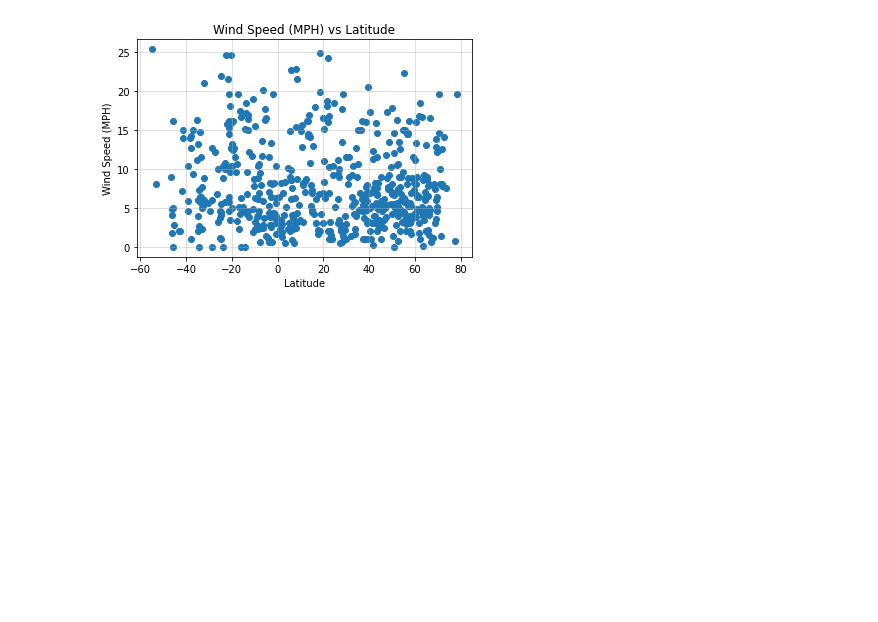
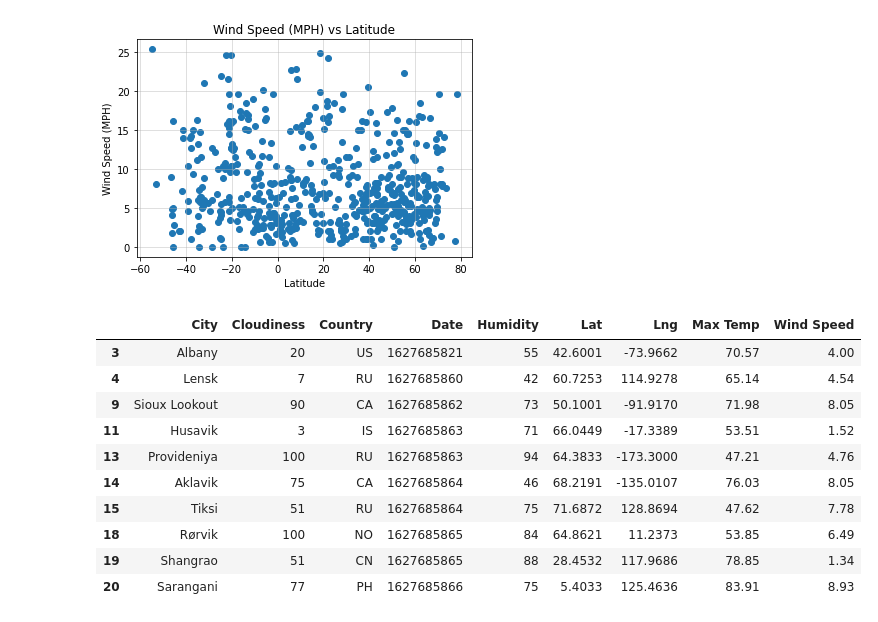
Before and after one commit to Brack1345/python-api-challenge, a Jupyter notebook: WeatherPy/WeatherPy.ipynb, the cells around one changed output. Drawn from its saved outputs; the diff is of its cells as text; code cells hidden in the pictures; blank space fills up the shorter version.

```diff
--- a/WeatherPy/WeatherPy.ipynb
+++ b/WeatherPy/WeatherPy.ipynb
@@ -211,3 +208,20 @@ print("Analysis: The majority of the cities pulled seem to be under 10mph averag
 # %% [output]
 Analysis: The majority of the cities pulled seem to be under 10mph average. The higher wind speeds are in the lower portion of the northern hemisphere or the southern hemispher.
 [figure]
+# %%
+northern_hemisphere_df = weather_df.loc[weather_df['Lat'] >=0]
+southern_hemisphere_df = weather_df.loc[weather_df['Lat'] <0]
+# %%
+northern_hemisphere_df.head(10)
+# %% [output]
+|  | City | Cloudiness | Country | Date | Humidity | Lat | Lng | Max Temp | Wind Speed |
+| 3 | Albany | 20 | US | 1627685821 | 55 | 42.6001 | -73.9662 | 70.57 | 4.00 |
+| 4 | Lensk | 7 | RU | 1627685860 | 42 | 60.7253 | 114.9278 | 65.14 | 4.54 |
+| 9 | Sioux Lookout | 90 | CA | 1627685862 | 73 | 50.1001 | -91.9170 | 71.98 | 8.05 |
+| 11 | Husavik | 3 | IS | 1627685863 | 71 | 66.0449 | -17.3389 | 53.51 | 1.52 |
+| 13 | Provideniya | 100 | RU | 1627685863 | 94 | 64.3833 | -173.3000 | 47.21 | 4.76 |
+| 14 | Aklavik | 75 | CA | 1627685864 | 46 | 68.2191 | -135.0107 | 76.03 | 8.05 |
+| 15 | Tiksi | 51 | RU | 1627685864 | 75 | 71.6872 | 128.8694 | 47.62 | 7.78 |
+| 18 | Rørvik | 100 | NO | 1627685865 | 84 | 64.8621 | 11.2373 | 53.85 | 6.49 |
+| 19 | Shangrao | 51 | CN | 1627685865 | 88 | 28.4532 | 117.9686 | 78.85 | 1.34 |
+| 20 | Sarangani | 77 | PH | 1627685866 | 75 | 5.4033 | 125.4636 | 83.91 | 8.93 |
```
Also changed, not shown: parts of 2 cells of this notebook.
